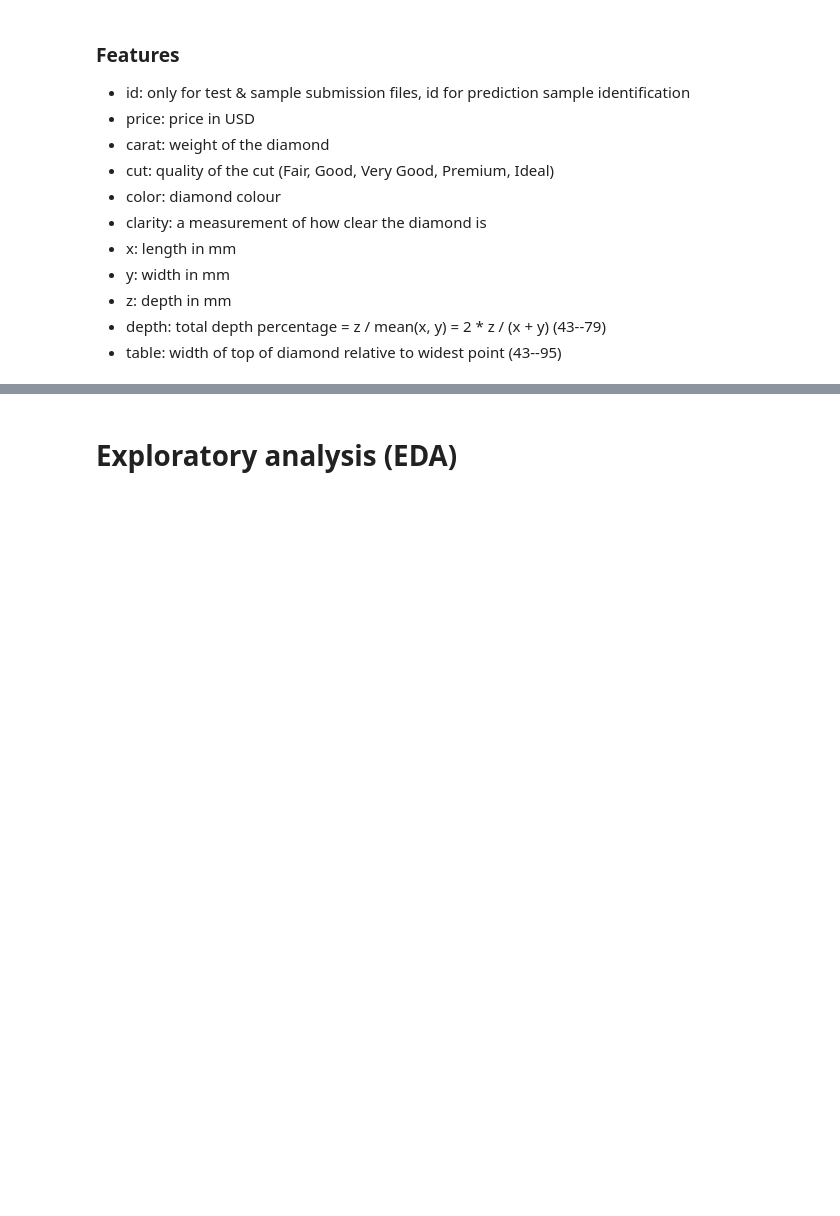
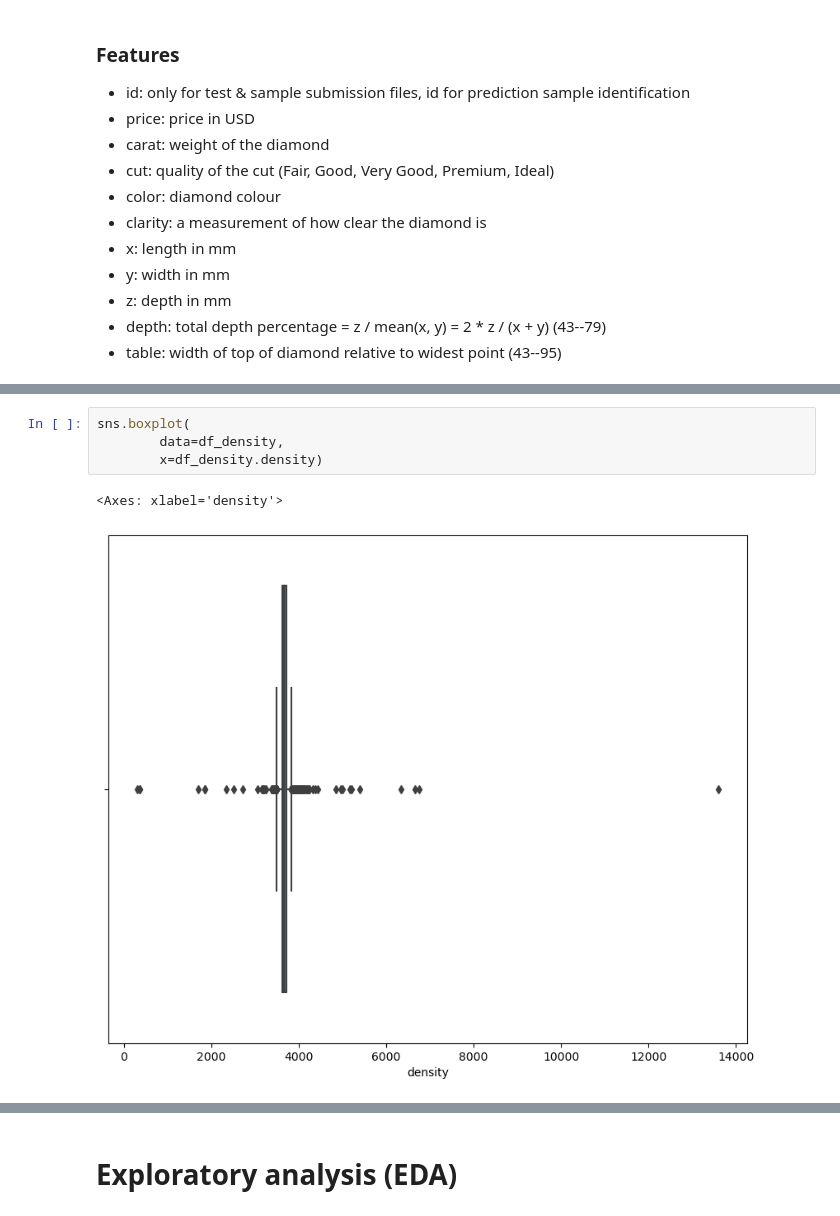
Before and after one commit to juanmolera/ML-project, a Jupyter notebook: notebooks/1-eda.ipynb, the cells around one changed output, grey strips where cells are left out. Cells and saved outputs as stored; diff of their text form; blank space fills up the shorter version.

```diff
--- a/notebooks/1-eda.ipynb
+++ b/notebooks/1-eda.ipynb
@@ -115,0 +118,7 @@ sns.kdeplot(
+# %%
+sns.boxplot(
+        data=df_density,
+        x=df_density.density)
+# %% [output]
+<Axes: xlabel='density'>
+[figure, added]
```
Also changed, not shown: parts of 6 cells of this notebook, 3 other files.
